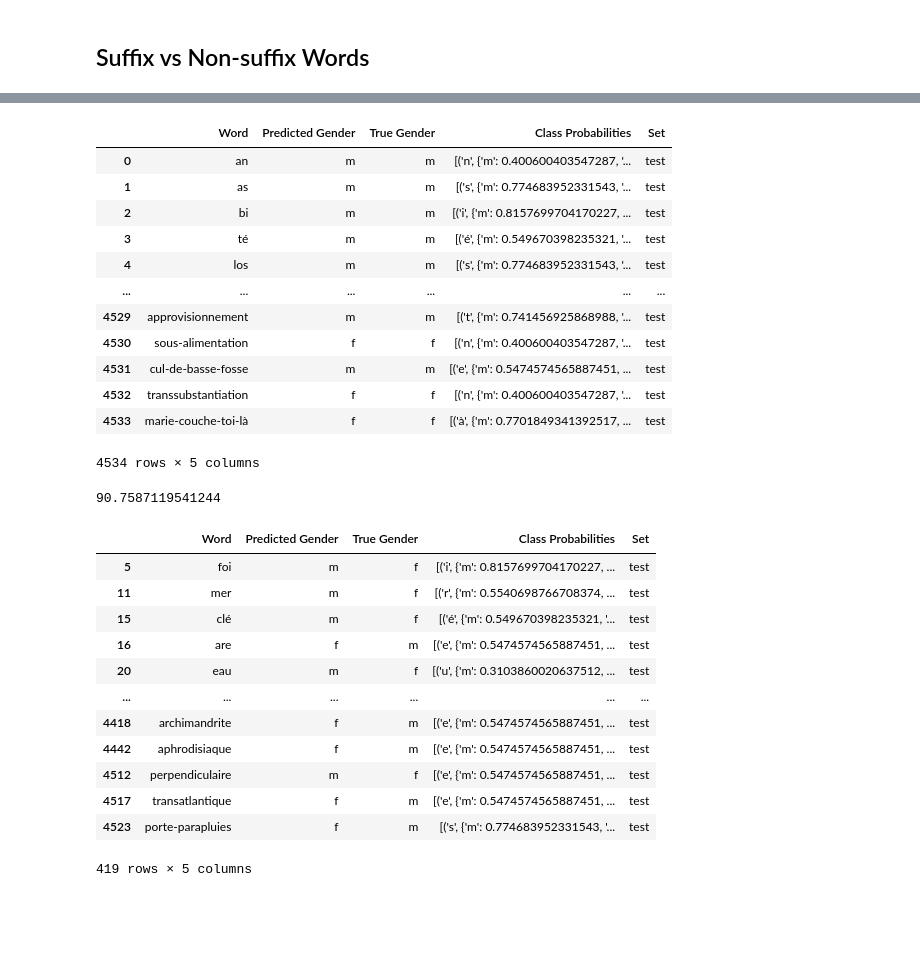
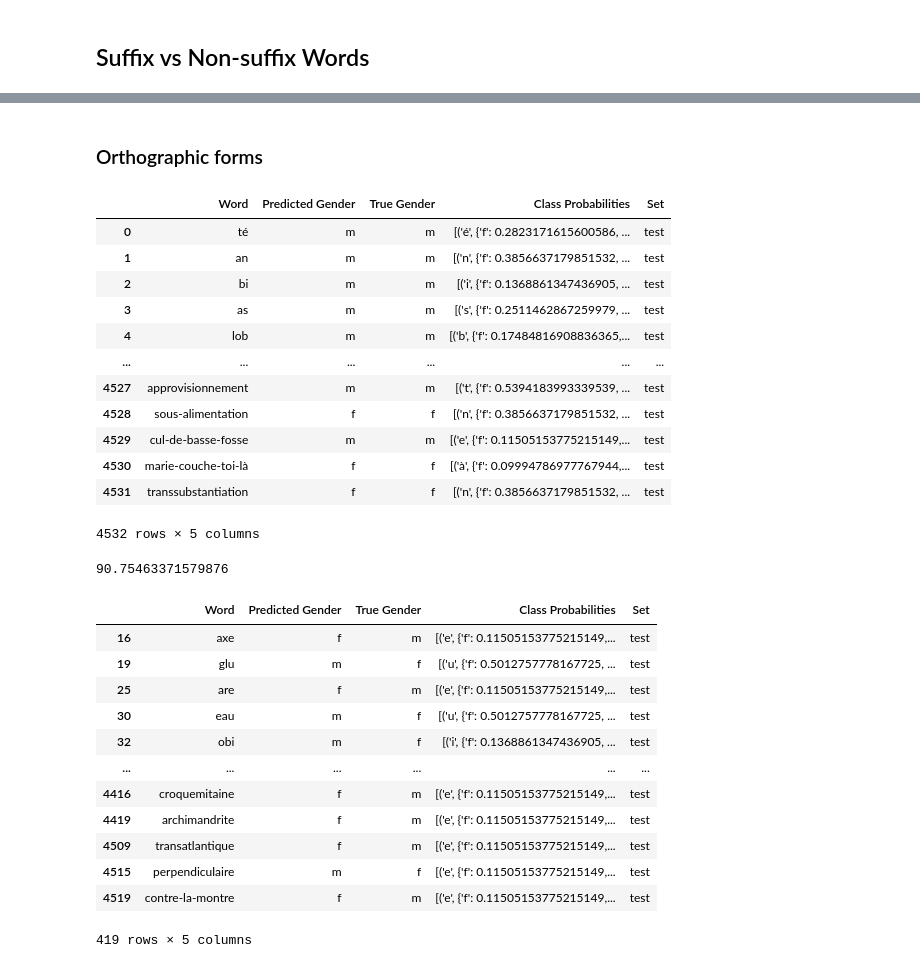
Before and after one commit to obonami/gender_prediction, a Jupyter notebook: src/analysis.ipynb, the cells around one changed output, grey strips where cells are left out. Cells and saved outputs as stored; diff of their text form; code cells hidden in the pictures; blank space fills up the shorter version.

Commit message:
performed training, testing and the analysis of phonetic forms

```diff
--- a/src/analysis.ipynb
+++ b/src/analysis.ipynb
@@ -156,44 +63,45 @@ echantinom = echantinom[~echantinom['lemma'].isin(nlexique[nlexique['gen'] == 'b
+# %% [markdown]
+### Orthographic forms
 # %%
-echantinom_preds = pd.read_csv('../results/echantinom_predictions.csv')
-echantinom_preds
+orth_preds = pd.read_csv('../results/echantinom_orth_preds.csv')
+orth_preds
 # %% [output]
 |  | Word | Predicted Gender | True Gender | Class Probabilities | Set |
-| 0 | an | m | m | [('n', {'m': 0.400600403547287, '... | test |
-| 1 | as | m | m | [('s', {'m': 0.774683952331543, '... | test |
-| 2 | bi | m | m | [('i', {'m': 0.8157699704170227, ... | test |
-| 3 | té | m | m | [('é', {'m': 0.549670398235321, '... | test |
-| 4 | los | m | m | [('s', {'m': 0.774683952331543, '... | test |
+| 0 | té | m | m | [('é', {'f': 0.2823171615600586, ... | test |
+| 1 | an | m | m | [('n', {'f': 0.3856637179851532, ... | test |
+| 2 | bi | m | m | [('i', {'f': 0.1368861347436905, ... | test |
+| 3 | as | m | m | [('s', {'f': 0.2511462867259979, ... | test |
+| 4 | lob | m | m | [('b', {'f': 0.17484816908836365,... | test |
 | ... | ... | ... | ... | ... | ... |
-| 4529 | approvisionnement | m | m | [('t', {'m': 0.741456925868988, '... | test |
-| 4530 | sous-alimentation | f | f | [('n', {'m': 0.400600403547287, '... | test |
-| 4531 | cul-de-basse-fosse | m | m | [('e', {'m': 0.5474574565887451, ... | test |
-| 4532 | transsubstantiation | f | f | [('n', {'m': 0.400600403547287, '... | test |
-| 4533 | marie-couche-toi-là | f | f | [('à', {'m': 0.7701849341392517, ... | test |
+| 4527 | approvisionnement | m | m | [('t', {'f': 0.5394183993339539, ... | test |
+| 4528 | sous-alimentation | f | f | [('n', {'f': 0.3856637179851532, ... | test |
+| 4529 | cul-de-basse-fosse | m | m | [('e', {'f': 0.11505153775215149,... | test |
+| 4530 | marie-couche-toi-là | f | f | [('à', {'f': 0.09994786977767944,... | test |
+| 4531 | transsubstantiation | f | f | [('n', {'f': 0.3856637179851532, ... | test |
-4534 rows × 5 columns
+4532 rows × 5 columns
 # %%
-correct = echantinom_preds[echantinom_preds['Predicted Gender'] == echantinom_preds['True Gender']]
-total = echantinom_preds
+orth_correct = orth_preds[orth_preds['Predicted Gender'] == orth_preds['True Gender']]
 
-percentage_correct = (correct.shape[0] / total.shape[0]) * 100
-percentage_correct
+orth_percentage_correct = (orth_correct.shape[0] / orth_preds.shape[0]) * 100
+orth_percentage_correct
 # %% [output]
-90.7587119541244
+90.75463371579876
 # %%
-incorrect = echantinom_preds[echantinom_preds['Predicted Gender'] != echantinom_preds['True Gender']]
+incorrect = orth_preds[orth_preds['Predicted Gender'] != orth_preds['True Gender']]
 incorrect
 # %% [output]
 |  | Word | Predicted Gender | True Gender | Class Probabilities | Set |
-| 5 | foi | m | f | [('i', {'m': 0.8157699704170227, ... | test |
-| 11 | mer | m | f | [('r', {'m': 0.5540698766708374, ... | test |
-| 15 | clé | m | f | [('é', {'m': 0.549670398235321, '... | test |
-| 16 | are | f | m | [('e', {'m': 0.5474574565887451, ... | test |
-| 20 | eau | m | f | [('u', {'m': 0.3103860020637512, ... | test |
+| 16 | axe | f | m | [('e', {'f': 0.11505153775215149,... | test |
+| 19 | glu | m | f | [('u', {'f': 0.5012757778167725, ... | test |
+| 25 | are | f | m | [('e', {'f': 0.11505153775215149,... | test |
+| 30 | eau | m | f | [('u', {'f': 0.5012757778167725, ... | test |
+| 32 | obi | m | f | [('i', {'f': 0.1368861347436905, ... | test |
 | ... | ... | ... | ... | ... | ... |
-| 4418 | archimandrite | f | m | [('e', {'m': 0.5474574565887451, ... | test |
-| 4442 | aphrodisiaque | f | m | [('e', {'m': 0.5474574565887451, ... | test |
-| 4512 | perpendiculaire | m | f | [('e', {'m': 0.5474574565887451, ... | test |
-| 4517 | transatlantique | f | m | [('e', {'m': 0.5474574565887451, ... | test |
-| 4523 | porte-parapluies | f | m | [('s', {'m': 0.774683952331543, '... | test |
+| 4416 | croquemitaine | f | m | [('e', {'f': 0.11505153775215149,... | test |
+| 4419 | archimandrite | f | m | [('e', {'f': 0.11505153775215149,... | test |
+| 4509 | transatlantique | f | m | [('e', {'f': 0.11505153775215149,... | test |
+| 4515 | perpendiculaire | m | f | [('e', {'f': 0.11505153775215149,... | test |
+| 4519 | contre-la-montre | f | m | [('e', {'f': 0.11505153775215149,... | test |
 419 rows × 5 columns
 # %%
 # [word for word in echantinom_preds['Word'].tolist() if word.endswith('age')]
```
Also changed, not shown: parts of 19 cells of this notebook, 14 other files.
